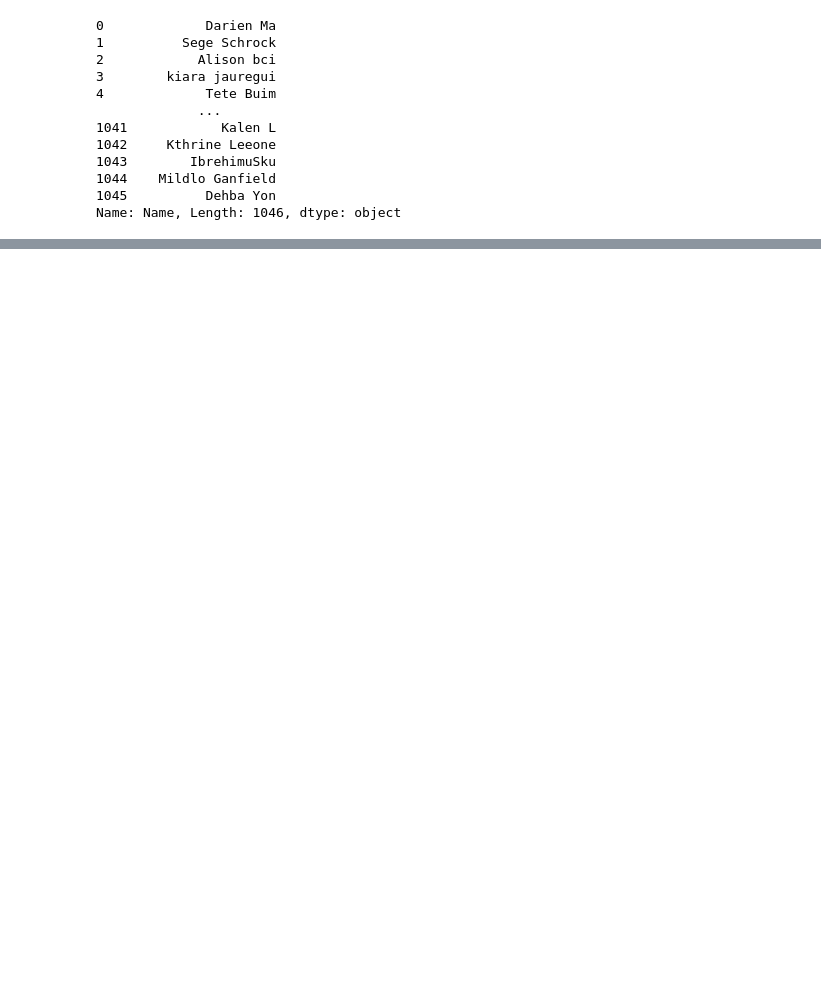
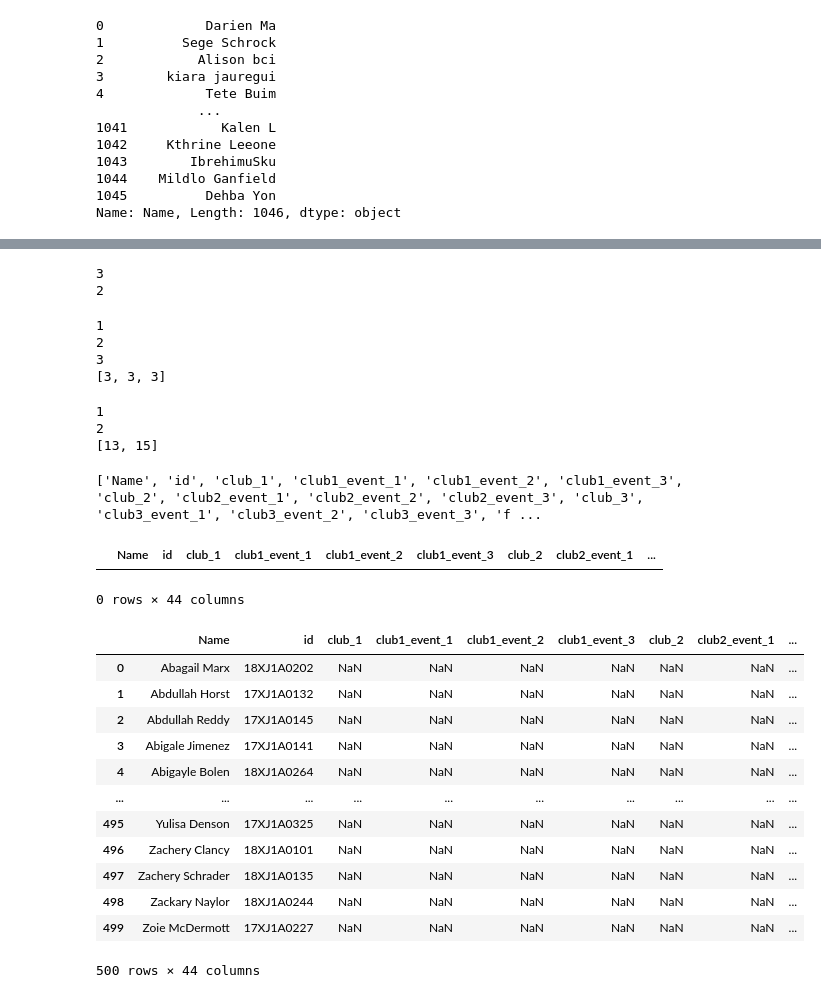
Before and after one commit to THE-007/Maverick, a Jupyter notebook: fuzzypd.ipynb, the cells around one changed output, grey strips where cells are left out. Cells and saved outputs as stored; diff of their text form; code cells hidden in the pictures; blank space fills up the shorter version.

```diff
--- a/fuzzypd.ipynb
+++ b/fuzzypd.ipynb
@@ -96,0 +114,57 @@ for i in di_de_pd:
+# %%
+#Finding Distinct Elements
+
+DF = pd.read_csv(Defuzzy_Path+'/'+"Clubs_data.csv")
+Distinct_Clubs_Count = len(DF['Club_Name'].unique())
+DF = pd.read_csv(Defuzzy_Path+'/'+"Organisers_In_Fests.csv")
+Distinct_Fests_Count = len(DF['Fest_Name'].unique())
+
+print(Distinct_Clubs_Count)
+print(Distinct_Fests_Count)
+# %% [output]
+3
+2
+# %%
+DF = pd.read_csv(Defuzzy_Path+'/'+"Clubs_data.csv")
+Distinct_ClubEvent_Count= []
+for i in range(1,Distinct_Clubs_Count+1):
+    print(i)
+    DF_Iterator = DF[DF['Event'].str.contains('club_'+str(i)+'_', na=False)]
+    value = len(DF_Iterator['Event'].unique())
+    Distinct_ClubEvent_Count.append(value)
+
+print(Distinct_ClubEvent_Count)
+# %% [output]
+1
+2
+3
+[3, 3, 3]
+# %%
+DF = pd.read_csv(Defuzzy_Path+'/'+"Participants_In_Fests.csv")
+Distinct_FestEvent_Count= []
+for i in range(1,Distinct_Fests_Count+1):
+    print(i)
+    DF_Iterator = DF[DF['Event'].str.contains('fest_'+str(i)+'_', na=False)]
+    value = len(DF_Iterator['Event'].unique())
+    Distinct_FestEvent_Count.append(value)
+
+print(Distinct_FestEvent_Count)
+# %% [output]
+1
+2
+[13, 15]
+# %%
+Header_List = []
+Header_List.append("Name")
+Header_List.append("id")
+for i in range(Distinct_Clubs_Count):
+    Header_List.append("club_"+str(i+1))
+    for j in range(Distinct_ClubEvent_Count[i]):
+        Header_List.append("club"+str(i+1)+"_event_"+str(j+1))
+for i in range(Distinct_Fests_Count):
+    Header_List.append("fest_"+str(i+1))
+    for j in range(Distinct_FestEvent_Count[i]):
+        Header_List.append("fest"+str(i+1)+"_event_"+str(j+1))
+print(Header_List)
+# %% [output]
+['Name', 'id', 'club_1', 'club1_event_1', 'club1_event_2', 'club1_event_3', 'club_2', 'club2_event_1', 'club2_event_2', 'club2_event_3', 'club_3', 'club3_event_1', 'club3_event_2', 'club3_event_3', 'f ...
@@ -96,0 +178,6 @@ for i in di_de_pd:
+# %%
+df = pd.DataFrame( columns=Header_List)
+df
+# %% [output]
+|  | Name | id | club_1 | club1_event_1 | club1_event_2 | club1_event_3 | club_2 | club2_event_1 | ... |
+0 rows × 44 columns
@@ -96,0 +191,16 @@ for i in di_de_pd:
+# %%
+df
+# %% [output]
+|  | Name | id | club_1 | club1_event_1 | club1_event_2 | club1_event_3 | club_2 | club2_event_1 | ... |
+| 0 | Abagail Marx | 18XJ1A0202 | NaN | NaN | NaN | NaN | NaN | NaN | ... |
+| 1 | Abdullah Horst | 17XJ1A0132 | NaN | NaN | NaN | NaN | NaN | NaN | ... |
+| 2 | Abdullah Reddy | 17XJ1A0145 | NaN | NaN | NaN | NaN | NaN | NaN | ... |
+| 3 | Abigale Jimenez | 17XJ1A0141 | NaN | NaN | NaN | NaN | NaN | NaN | ... |
+| 4 | Abigayle Bolen | 18XJ1A0264 | NaN | NaN | NaN | NaN | NaN | NaN | ... |
+| ... | ... | ... | ... | ... | ... | ... | ... | ... | ... |
+| 495 | Yulisa Denson | 17XJ1A0325 | NaN | NaN | NaN | NaN | NaN | NaN | ... |
+| 496 | Zachery Clancy | 18XJ1A0101 | NaN | NaN | NaN | NaN | NaN | NaN | ... |
+| 497 | Zachery Schrader | 18XJ1A0135 | NaN | NaN | NaN | NaN | NaN | NaN | ... |
+| 498 | Zackary Naylor | 18XJ1A0244 | NaN | NaN | NaN | NaN | NaN | NaN | ... |
+| 499 | Zoie McDermott | 17XJ1A0227 | NaN | NaN | NaN | NaN | NaN | NaN | ... |
+500 rows × 44 columns
```
Also changed, not shown: parts of 9 cells of this notebook, 9 other files.
